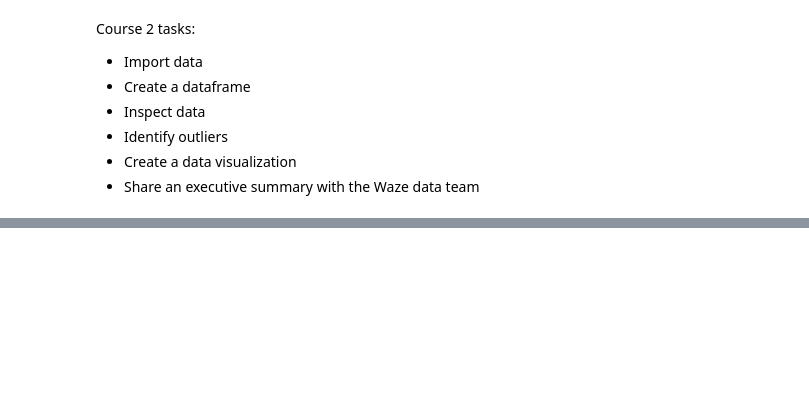
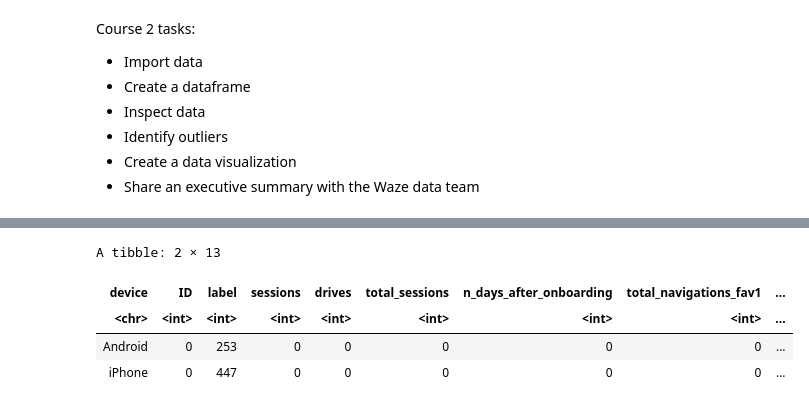
Before and after one commit to tros01/google_advanced_data_analytics, a Jupyter notebook: ga2_waze_r.ipynb, the cells around one changed output, grey strips where cells are left out. Saved outputs shown, nothing was run; the diff lists cells and outputs as text; code cells hidden in the pictures; blank space fills up the shorter version.

```diff
--- a/ga2_waze_r.ipynb
+++ b/ga2_waze_r.ipynb
@@ -35,0 +170,17 @@ dbl (11): ID, sessions, drives, total_sessions, n_days_after_onboarding, tot...
+# %%
+# Get count of null values by device
+df |>
+    group_by(device) |>
+    summarise(
+        across(
+                .cols = everything(),
+                .fns = ~sum(is.na(.x))
+            )
+        ) |>
+    ungroup()
+# %% [output]
+A tibble: 2 × 13
+| device | ID | label | sessions | drives | total_sessions | n_days_after_onboarding | total_navigations_fav1 | ... |
+| <chr> | <int> | <int> | <int> | <int> | <int> | <int> | <int> | ... |
+| Android | 0 | 253 | 0 | 0 | 0 | 0 | 0 | ... |
+| iPhone | 0 | 447 | 0 | 0 | 0 | 0 | 0 | ... |
```
Also changed, not shown: parts of 9 cells of this notebook.
